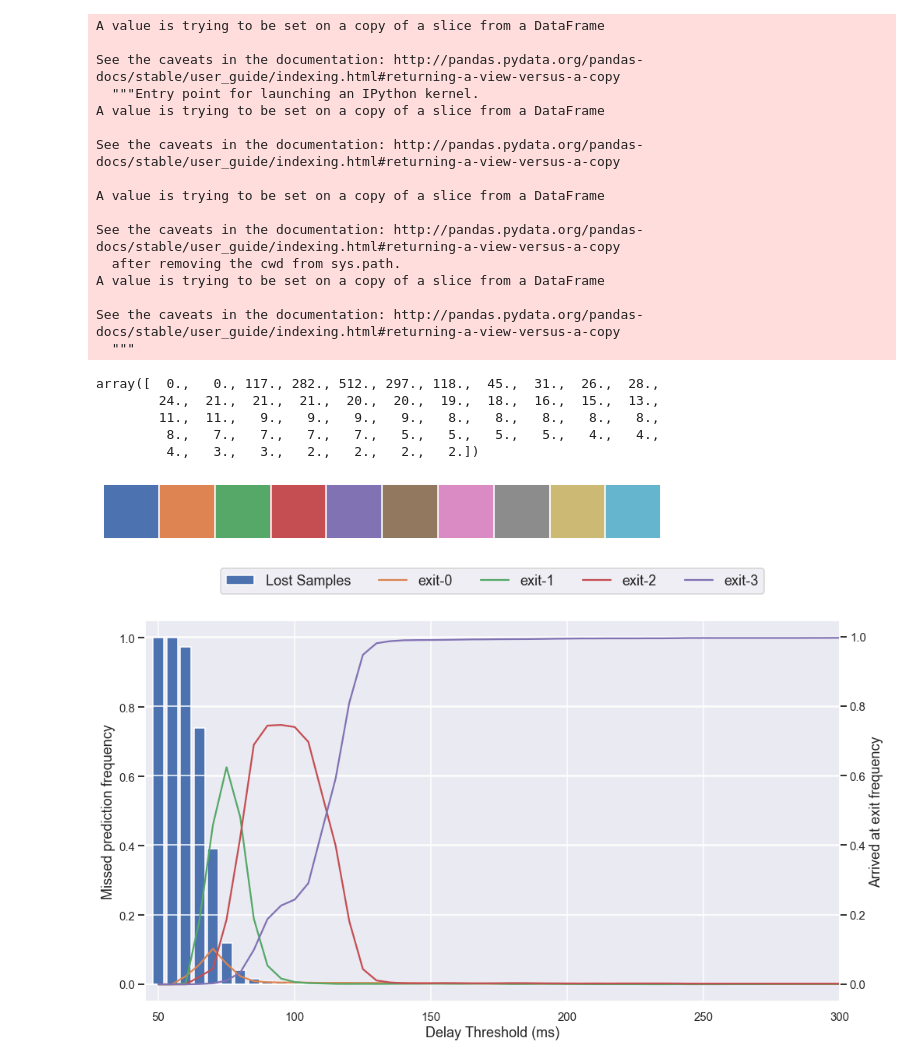
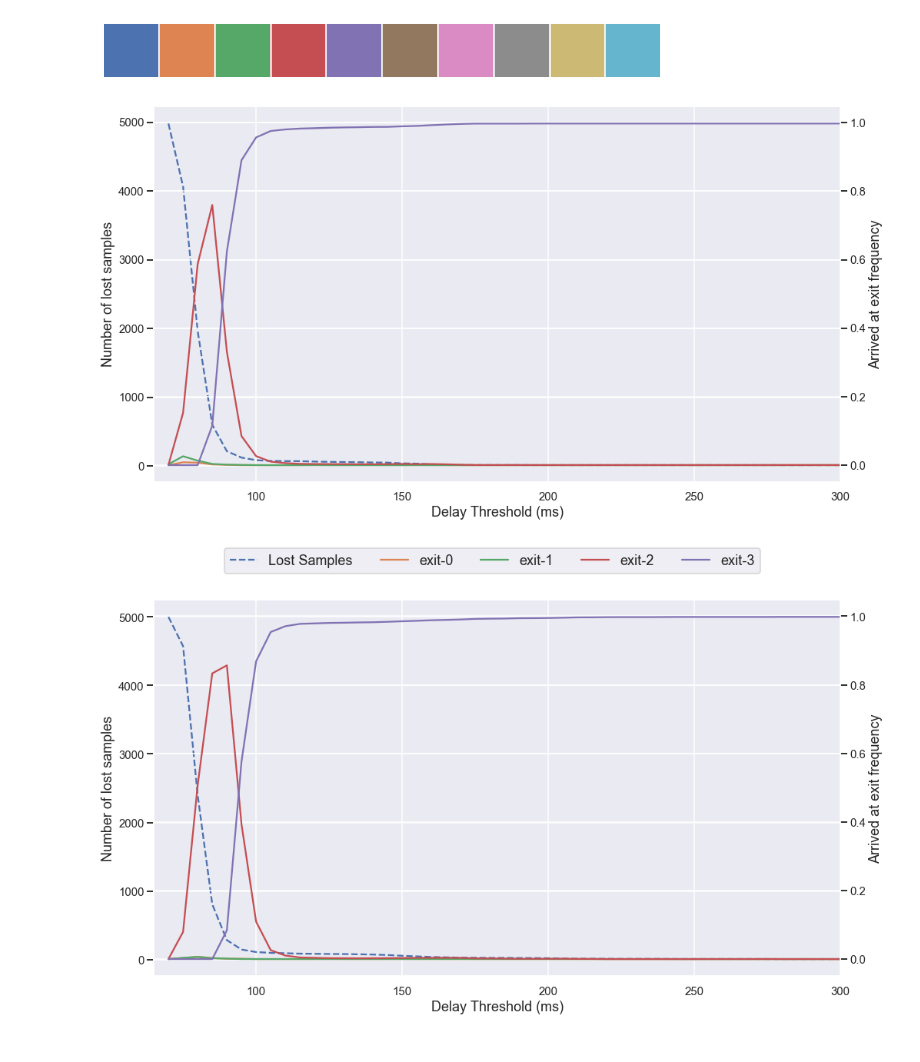
Before and after one commit to AlexKarlsen/thesis-src, a Jupyter notebook: DDNN/edge_test/sandbox.ipynb, the cells around one changed output. Drawn from its saved outputs; the diff is of its cells as text; code cells hidden in the pictures.

Commit message:
correctness and combination plots

```diff
--- a/DDNN/edge_test/sandbox.ipynb
+++ b/DDNN/edge_test/sandbox.ipynb
@@ -33,0 +13,10 @@ df
+# %%
+results = {
+    'b-resnet' : pd.read_json('../nuc_2_jetson_b-resnet.jsonanalysis.json'),
+    'b-densenet' : pd.read_json('../nuc_2_jetson_b-densenet.jsonanalysis.json')
+}
+
+methods = ['latest', 'confidence (add)', 'confidence (add,weighted)', 'confidence (max)',
+           'score_margin (add)' , 'score-margin (add,weighted)', 'score-margin (max)']
+
+results['b-densenet']
@@ -54,59 +76,32 @@ plt.savefig('information-combination.png')
-# %%
-df['missed'][0] = 5000
-df['missed'][1] = 5000
-
-df['Exit'][0] = [0,0,0,0]
-df['Exit'][1] = [0,0,0,0]
-
-exits = np.array(df['Exit'].tolist())
-exits[:,0]
-# %% [output]
-A value is trying to be set on a copy of a slice from a DataFrame
-
-See the caveats in the documentation: http://pandas.pydata.org/pandas-docs/stable/user_guide/indexing.html#returning-a-view-versus-a-copy
-  """Entry point for launching an IPython kernel.
-A value is trying to be set on a copy of a slice from a DataFrame
-
-See the caveats in the documentation: http://pandas.pydata.org/pandas-docs/stable/user_guide/indexing.html#returning-a-view-versus-a-copy
-
-A value is trying to be set on a copy of a slice from a DataFrame
-
-See the caveats in the documentation: http://pandas.pydata.org/pandas-docs/stable/user_guide/indexing.html#returning-a-view-versus-a-copy
-  after removing the cwd from sys.path.
-A value is trying to be set on a copy of a slice from a DataFrame
-
-See the caveats in the documentation: http://pandas.pydata.org/pandas-docs/stable/user_guide/indexing.html#returning-a-view-versus-a-copy
-  """
-array([  0.,   0., 117., 282., 512., 297., 118.,  45.,  31.,  26.,  28.,
-        24.,  21.,  21.,  21.,  20.,  20.,  19.,  18.,  16.,  15.,  13.,
-        11.,  11.,   9.,   9.,   9.,   9.,   8.,   8.,   8.,   8.,   8.,
-         8.,   7.,   7.,   7.,   7.,   5.,   5.,   5.,   5.,   4.,   4.,
-         4.,   3.,   3.,   2.,   2.,   2.,   2.])
 # %%
 current_palette = sns.color_palette()
 sns.palplot(current_palette)
 # %% [output]
 [figure]
 # %%
-fig, axes = plt.subplots(1,1)
-
-axes.bar(df['Delay Threshold'], df['missed'] / 5000, width=4)
-axes.set_xlim([45,300])
-axes.set_ylim([-0.05,1.05])
-axes.set(xlabel='Delay Threshold (ms)', ylabel='Missed prediction frequency')
-
-ax2 = axes.twinx()  # instantiate a second axes that shares the same x-axis
-
-ax2.plot(df['Delay Threshold'], exits[:,0]/5000,  color=current_palette[1])
-ax2.plot(df['Delay Threshold'], exits[:,1]/5000,  color=current_palette[2])
-ax2.plot(df['Delay Threshold'], exits[:,2]/5000,  color=current_palette[3])
-ax2.plot(df['Delay Threshold'], exits[:,3]/5000,  color=current_palette[4])
+for net in results:
+    fig, axes = plt.subplots(1,1)
+    #print(results[net]['missed'])
+    ax2 = axes.twinx()  # instantiate a second axes that shares the same x-axis
+    axes.plot(results[net]['Delay Threshold'], results[net]['missed'], '--')
+    axes.set_xlim([65,300])
+    #axes.set_ylim([-0.05,1.05])
+    axes.set(xlabel='Delay Threshold (ms)', ylabel='Number of lost samples')
 
 
-ax2.set(ylabel='Arrived at exit frequency')
+    results[net] = results[net].dropna()
+    exits = np.array(results[net]['Exit'].tolist())
+    ax2.plot(results[net]['Delay Threshold'], exits[:,0]/5000,  color=current_palette[1])
+    ax2.plot(results[net]['Delay Threshold'], exits[:,1]/5000,  color=current_palette[2])
+    ax2.plot(results[net]['Delay Threshold'], exits[:,2]/5000,  color=current_palette[3])
+    ax2.plot(results[net]['Delay Threshold'], exits[:,3]/5000,  color=current_palette[4])
+
+
+    ax2.set(ylabel='Arrived at exit frequency')
 
 
 fig.legend(['Lost Samples'] + ['exit-{}'.format(x) for x in range(4)], ncol=5, loc="upper center", fontsize='medium')
-plt.savefig('exit-reached.png')
+plt.savefig(net + '_exit-reached.png')
 # %% [output]
-[figure, old version]
+[figure, new version]
+[figure, added]
```
Also changed, not shown: parts of 8 cells of this notebook, 22 other files.
